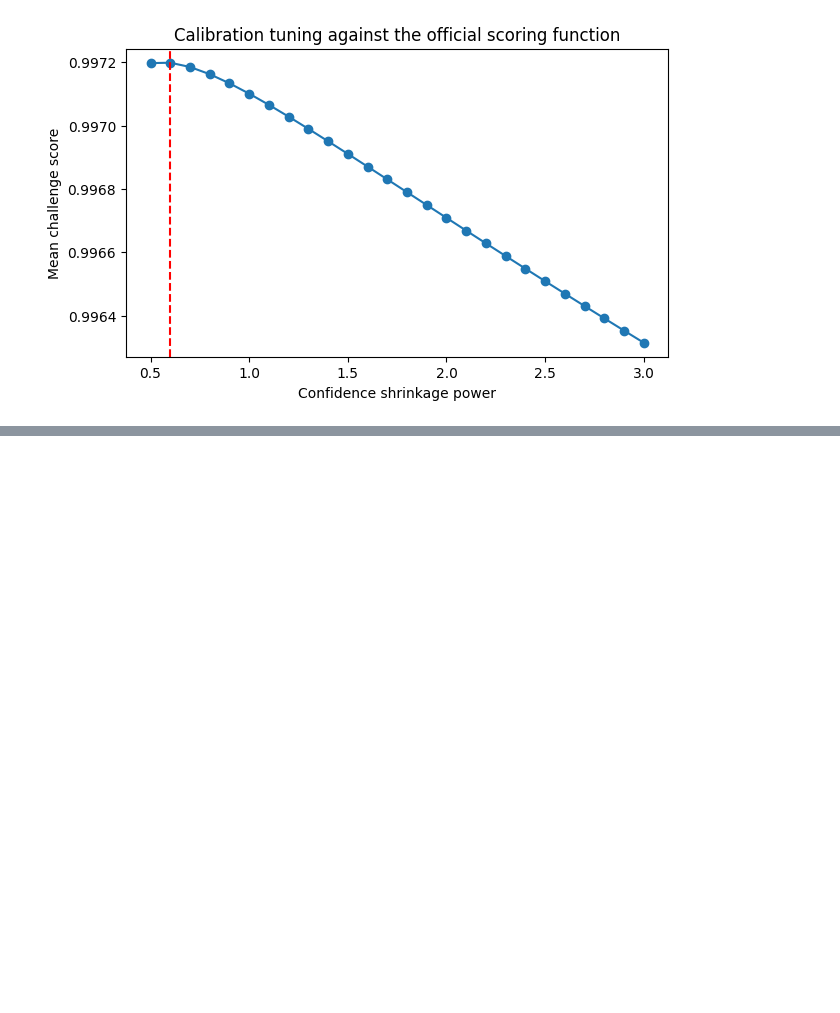
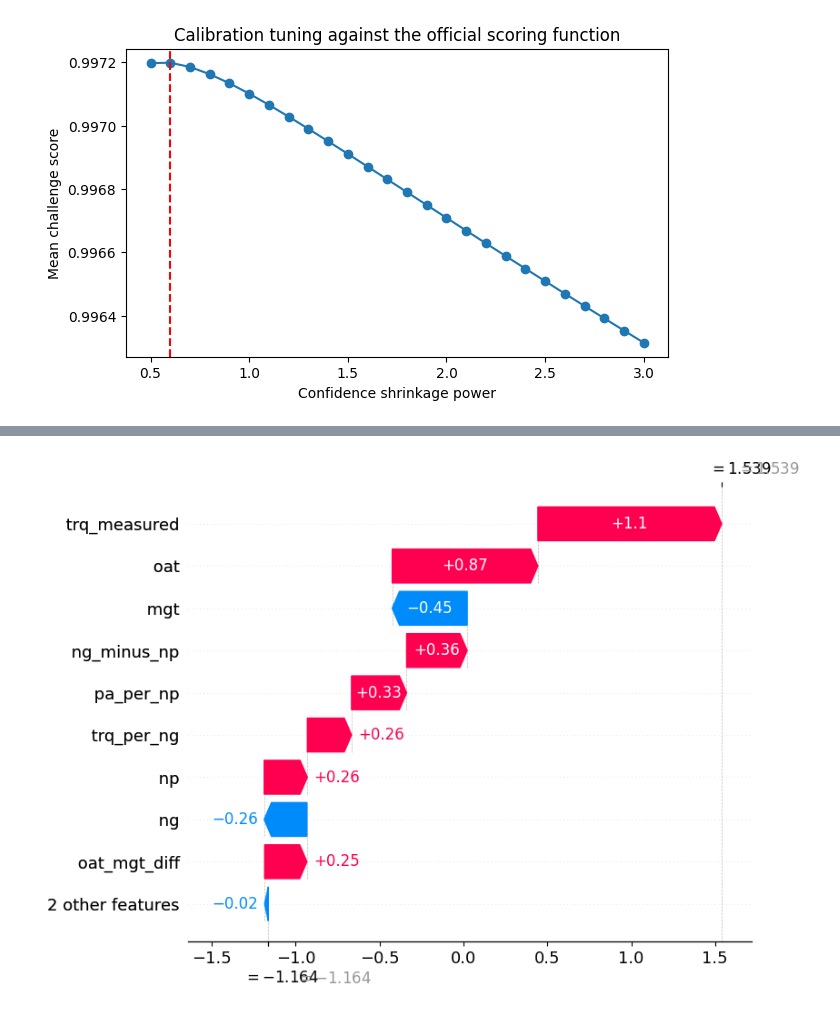
Before and after one commit to kulsoomz99/Helicopter-Turbine-Engine-Health-Estimation, a Jupyter notebook: Helicopter_Turbine_Engine_Health_Estimation.ipynb, the cells around one changed output, grey strips where cells are left out. Saved outputs shown, nothing was run; the diff lists cells and outputs as text; code cells hidden in the pictures; blank space fills up the shorter version.

```diff
--- a/Helicopter_Turbine_Engine_Health_Estimation.ipynb
+++ b/Helicopter_Turbine_Engine_Health_Estimation.ipynb
@@ -872,0 +893,6 @@ Best shrinkage power: 0.6  -> score: 0.997198342895641
+# %%
+# Local explanation: pick one row and explain the regression prediction
+row_idx = 0
+shap.plots._waterfall.waterfall_legacy(explainer_reg.expected_value, shap_values_reg[row_idx], sample.iloc[row_idx])
+# %% [output]
+[figure, added]
```
Also changed, not shown: parts of 4 cells of this notebook.
